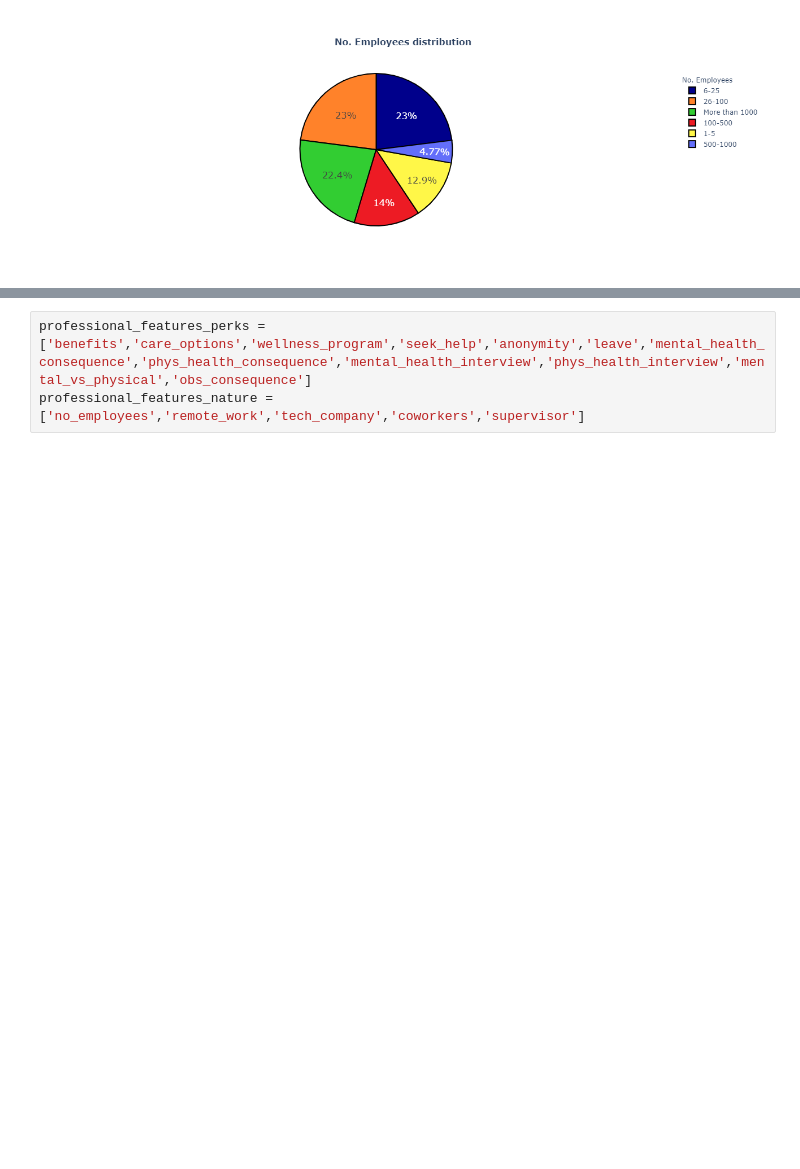
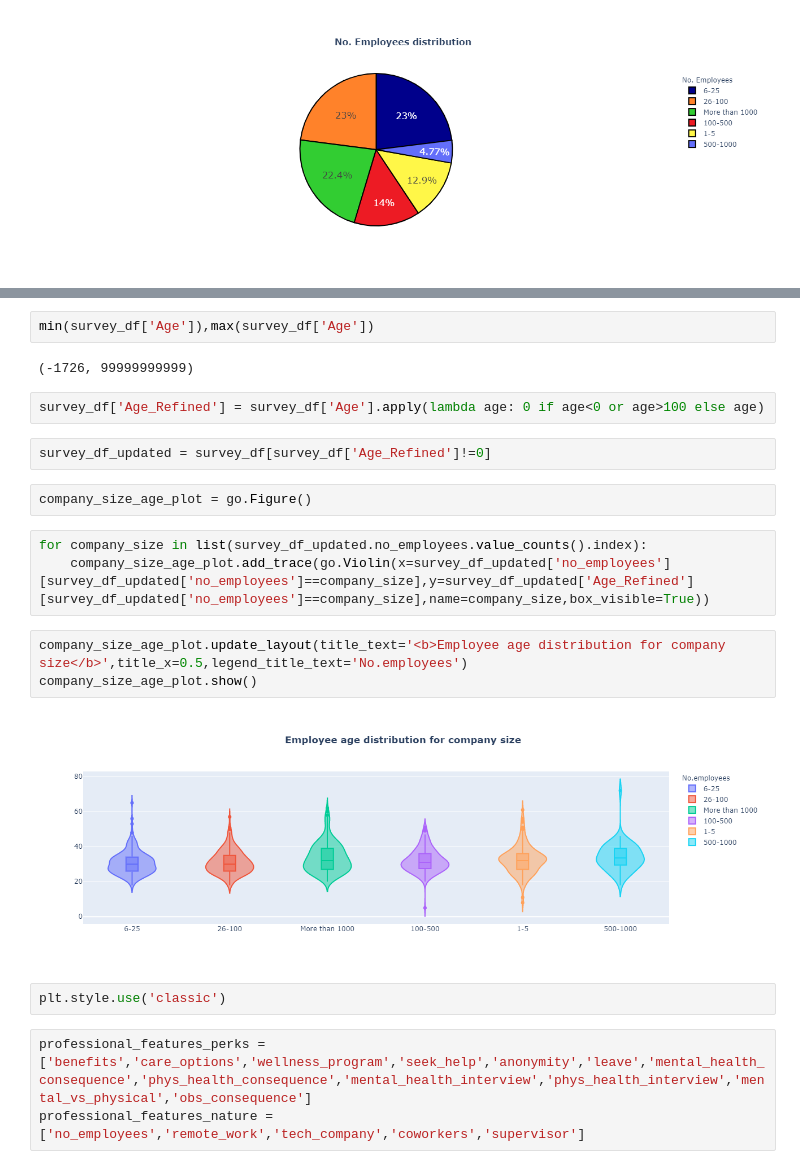
Before and after one commit to Abhijith-Nagarajan/Machine-Learning-Training, a Jupyter notebook: Mental_Health_In_Tech-Analysis.ipynb, the cells around one changed output, grey strips where cells are left out. Cells and saved outputs as stored; diff of their text form; blank space fills up the shorter version.

```diff
--- a/Mental_Health_In_Tech-Analysis.ipynb
+++ b/Mental_Health_In_Tech-Analysis.ipynb
@@ -250,3 +265,23 @@ employees_distribution.show()
+# %%
+min(survey_df['Age']),max(survey_df['Age'])
+# %% [output]
+(-1726, 99999999999)
+# %%
+survey_df['Age_Refined'] = survey_df['Age'].apply(lambda age: 0 if age<0 or age>100 else age)
+# %%
+survey_df_updated = survey_df[survey_df['Age_Refined']!=0]
+# %%
+company_size_age_plot = go.Figure()
+# %%
+for company_size in list(survey_df_updated.no_employees.value_counts().index):
+    company_size_age_plot.add_trace(go.Violin(x=survey_df_updated['no_employees'][survey_df_updated['no_employees']==company_size],y=survey_df_updated['Age_Refined'][survey_df_updated['no_employees']==company_size],name=company_size,box_visible=True))
+# %%
+company_size_age_plot.update_layout(title_text='<b>Employee age distribution for company size</b>',title_x=0.5,legend_title_text='No.employees')
+company_size_age_plot.show()
+# %% [output]
+[figure, added]
+# %%
+plt.style.use('classic')
 # %%
 professional_features_perks = ['benefits','care_options','wellness_program','seek_help','anonymity','leave','mental_health_consequence','phys_health_consequence','mental_health_interview','phys_health_interview','mental_vs_physical','obs_consequence']
 professional_features_nature = ['no_employees','remote_work','tech_company','coworkers','supervisor']
```
Also changed, not shown: parts of 11 cells of this notebook.
